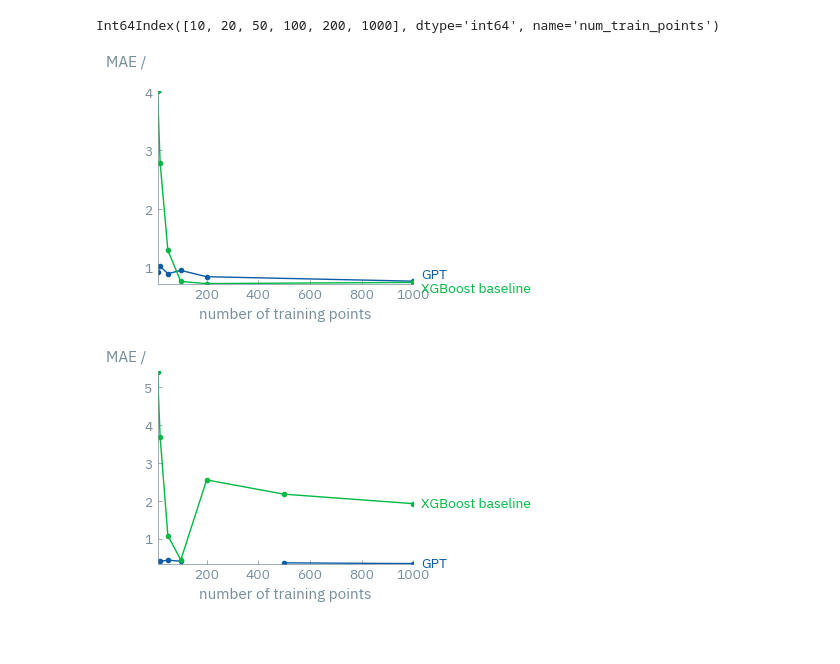
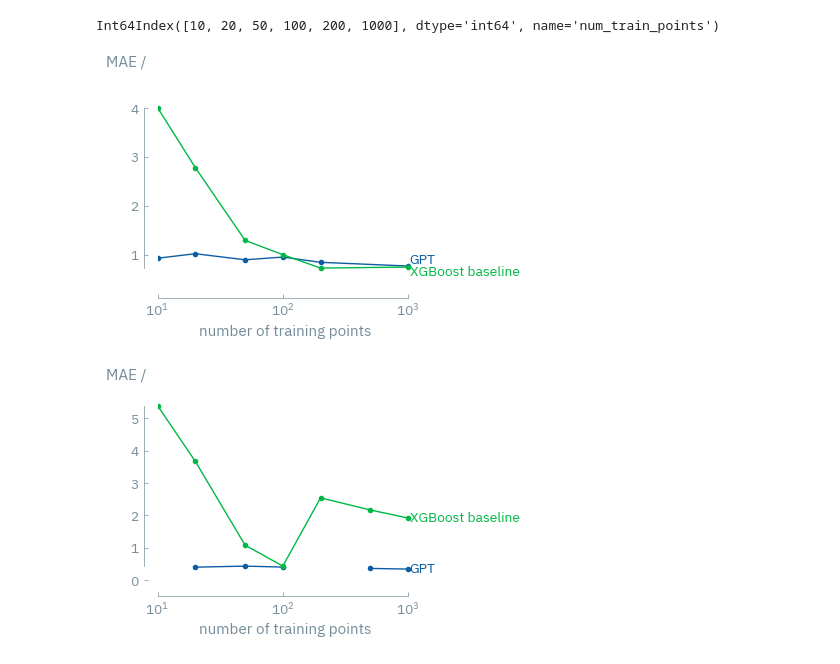
Before and after one commit to kjappelbaum/gptchem, a Jupyter notebook: experiments/04_regression/henry/plot_results.ipynb, the cells around one changed output. Saved outputs shown, nothing was run; the diff lists cells and outputs as text; code cells hidden in the pictures.

```diff
--- a/experiments/04_regression/henry/plot_results.ipynb
+++ b/experiments/04_regression/henry/plot_results.ipynb
@@ -125,35 +130,47 @@ ax.fill_between(
     compiled_grouped_res.loc[("logKH_CO2", "CO2 Henry coefficient"),  :].index,
     compiled_grouped_res.loc[("logKH_CO2", "CO2 Henry coefficient"),  :]["mae"]["mean"]
     - compiled_grouped_res.loc[ ("logKH_CO2", "CO2 Henry coefficient"), :]["mae"]["std"],
     compiled_grouped_res.loc[ ("logKH_CO2", "CO2 Henry coefficient"), :]["mae"]["mean"]
     + compiled_grouped_res.loc[("logKH_CO2", "CO2 Henry coefficient"),  :]["mae"]["std"],
     alpha=.5
 )
 
 
 ax.plot(
     compiled_gpr_grouped.loc[("logKH_CO2", "CO2 Henry coefficient"), :].index,
     compiled_gpr_grouped.loc[("logKH_CO2", "CO2 Henry coefficient"), :]["mae"]["mean"],
     label="XGBoost baseline",
     marker="o",
 )
 
 ax.fill_between(
     compiled_gpr_grouped.loc[("logKH_CO2", "CO2 Henry coefficient"), :].index,
     compiled_gpr_grouped.loc[("logKH_CO2", "CO2 Henry coefficient"), :]["mae"]["mean"] - compiled_gpr_grouped.loc[("logKH_CO2", "CO2 Henry coefficient"), :]["mae"]["std"],
     compiled_gpr_grouped.loc[("logKH_CO2", "CO2 Henry coefficient"), :]["mae"]["mean"] + compiled_gpr_grouped.loc[("logKH_CO2", "CO2 Henry coefficient"), :]["mae"]["std"],
     alpha=0.5,
 )
 
+
 matplotx.line_labels()
 
 ax.set_xlabel("number of training points", labelpad=4)
 ylabel_top("MAE / ")
-# ax.set_xscale('log')
+ax.set_xscale('log')
+
+#ax.set_yscale('symlog')
+
+range_frame(
+    ax,
+     compiled_gpr_grouped.loc[("logKH_CO2", "CO2 Henry coefficient"), :].index,
+    compiled_gpr_grouped.loc[("logKH_CO2", "CO2 Henry coefficient"), :]["mae"]["mean"]
+)
+
+
+
 
 fig.savefig("co2_regression_res.pdf", bbox_inches="tight")
 # %% [output]
-[figure, old version]
+[figure, new version]
 # %%
 
 fig, ax = plt.subplots(1, 1)
@@ -192,8 +209,14 @@ matplotx.line_labels()
 
 ax.set_xlabel("number of training points", labelpad=4)
 ylabel_top("MAE / ")
-# ax.set_xscale('log')
+ax.set_xscale('log')
+
+range_frame(
+    ax,
+     compiled_gpr_grouped.loc[("logKH_CH4", "CH4 Henry coefficient"), :].index,
+    compiled_gpr_grouped.loc[("logKH_CH4", "CH4 Henry coefficient"), :]["mae"]["mean"]
+)
 
 fig.savefig("CH4_regression_res.pdf", bbox_inches="tight")
 # %% [output]
-[figure, old version]
+[figure, new version]
```
Also changed, not shown: parts of 4 cells of this notebook, 7 other files.
